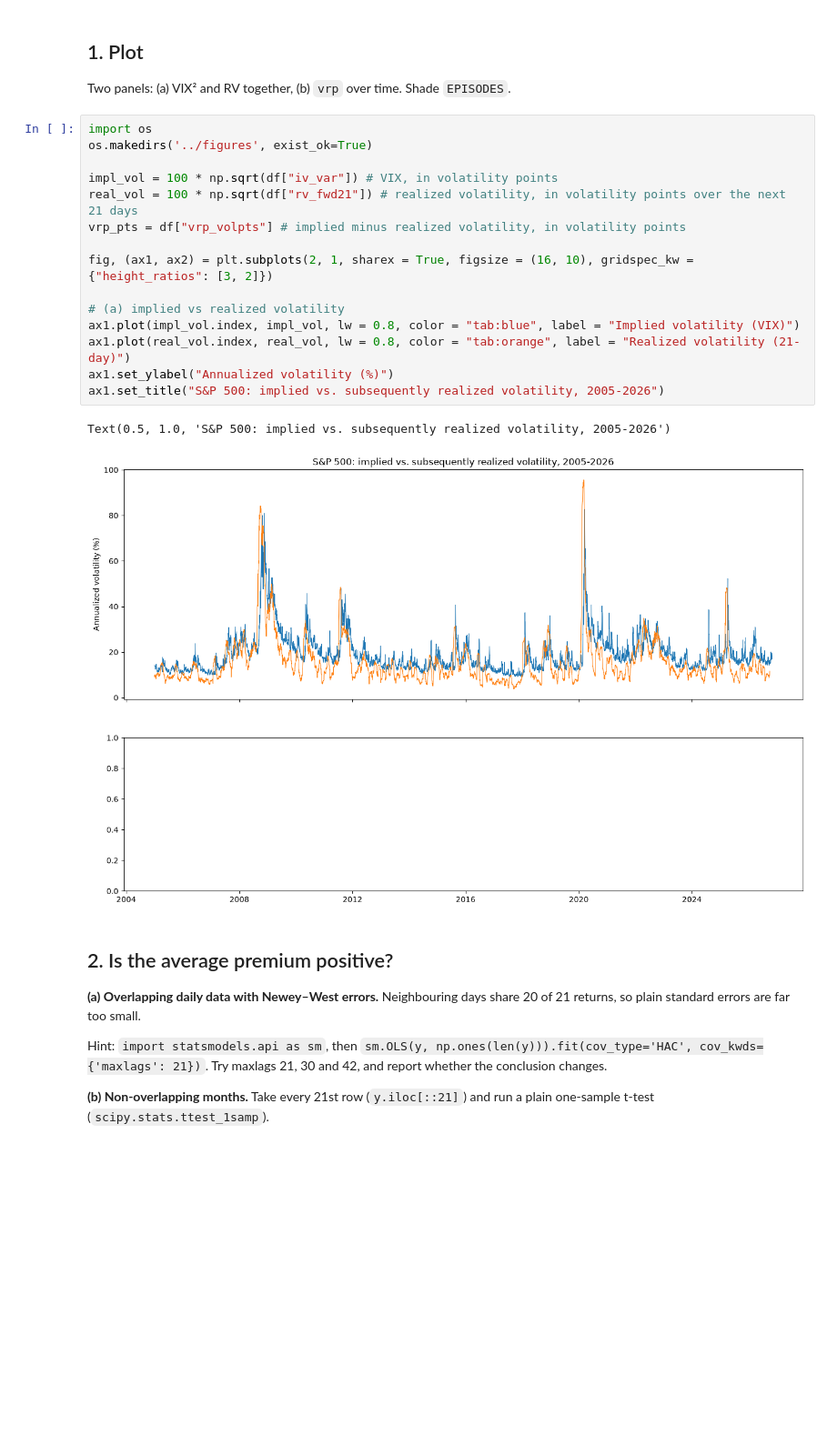
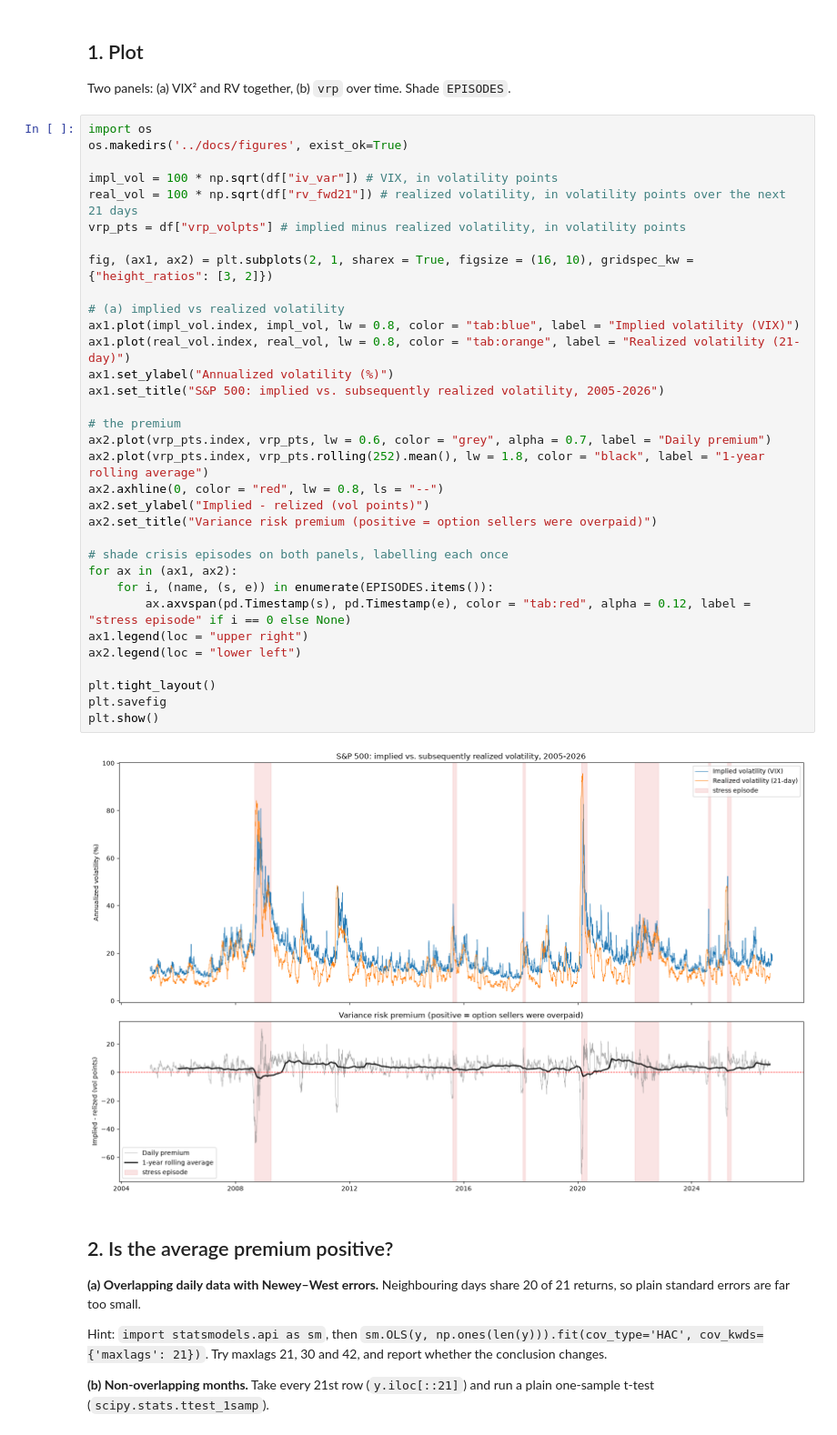
Before and after one commit to Sagar-DU/volatility-risk-premium, a Jupyter notebook: notebooks/02_premium.ipynb, the cells around one changed output. Shown at 91% size. Saved outputs shown, nothing was run; the diff lists cells and outputs as text; blank space fills up the shorter version.

```diff
--- a/notebooks/02_premium.ipynb
+++ b/notebooks/02_premium.ipynb
@@ -25,22 +25,39 @@ df.tail()
 Two panels: (a) VIX² and RV together, (b) `vrp` over time. Shade `EPISODES`.
 # %%
 import os
-os.makedirs('../figures', exist_ok=True)
+os.makedirs('../docs/figures', exist_ok=True)
 
 impl_vol = 100 * np.sqrt(df["iv_var"]) # VIX, in volatility points
 real_vol = 100 * np.sqrt(df["rv_fwd21"]) # realized volatility, in volatility points over the next 21 days
 vrp_pts = df["vrp_volpts"] # implied minus realized volatility, in volatility points
 
 fig, (ax1, ax2) = plt.subplots(2, 1, sharex = True, figsize = (16, 10), gridspec_kw = {"height_ratios": [3, 2]})
 
 # (a) implied vs realized volatility
 ax1.plot(impl_vol.index, impl_vol, lw = 0.8, color = "tab:blue", label = "Implied volatility (VIX)")
 ax1.plot(real_vol.index, real_vol, lw = 0.8, color = "tab:orange", label = "Realized volatility (21-day)")
 ax1.set_ylabel("Annualized volatility (%)")
 ax1.set_title("S&P 500: implied vs. subsequently realized volatility, 2005-2026")
+
+# the premium
+ax2.plot(vrp_pts.index, vrp_pts, lw = 0.6, color = "grey", alpha = 0.7, label = "Daily premium")
+ax2.plot(vrp_pts.index, vrp_pts.rolling(252).mean(), lw = 1.8, color = "black", label = "1-year rolling average")
+ax2.axhline(0, color = "red", lw = 0.8, ls = "--")
+ax2.set_ylabel("Implied - relized (vol points)")
+ax2.set_title("Variance risk premium (positive = option sellers were overpaid)")
+
+# shade crisis episodes on both panels, labelling each once
+for ax in (ax1, ax2):
+    for i, (name, (s, e)) in enumerate(EPISODES.items()):
+        ax.axvspan(pd.Timestamp(s), pd.Timestamp(e), color = "tab:red", alpha = 0.12, label = "stress episode" if i == 0 else None)
+ax1.legend(loc = "upper right")
+ax2.legend(loc = "lower left")
+
+plt.tight_layout()
+plt.savefig
+plt.show()
 # %% [output]
-Text(0.5, 1.0, 'S&P 500: implied vs. subsequently realized volatility, 2005-2026')
-[figure, old version]
+[figure, new version]
 # %% [markdown]
 ## 2. Is the average premium positive?
 
```
